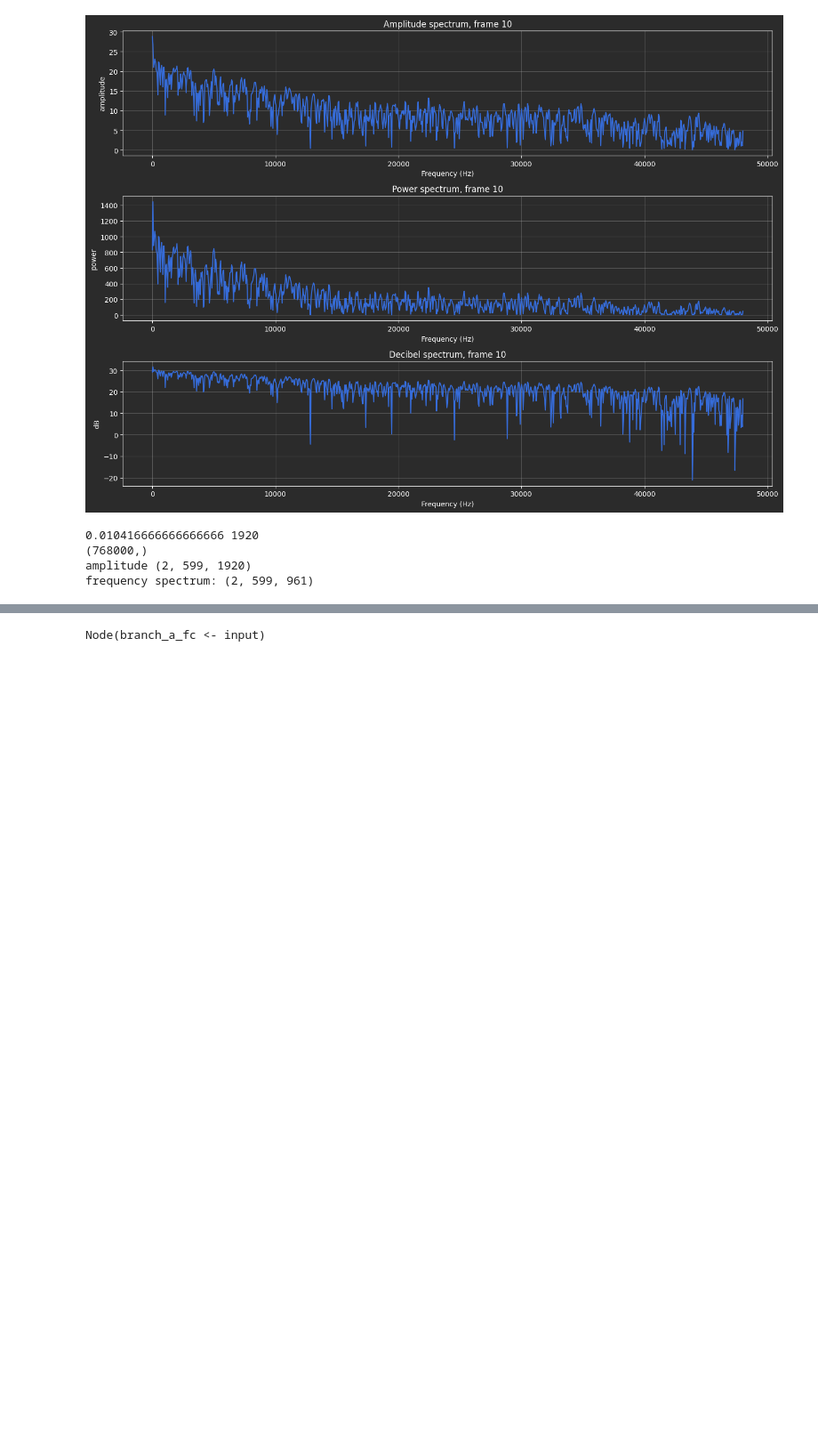
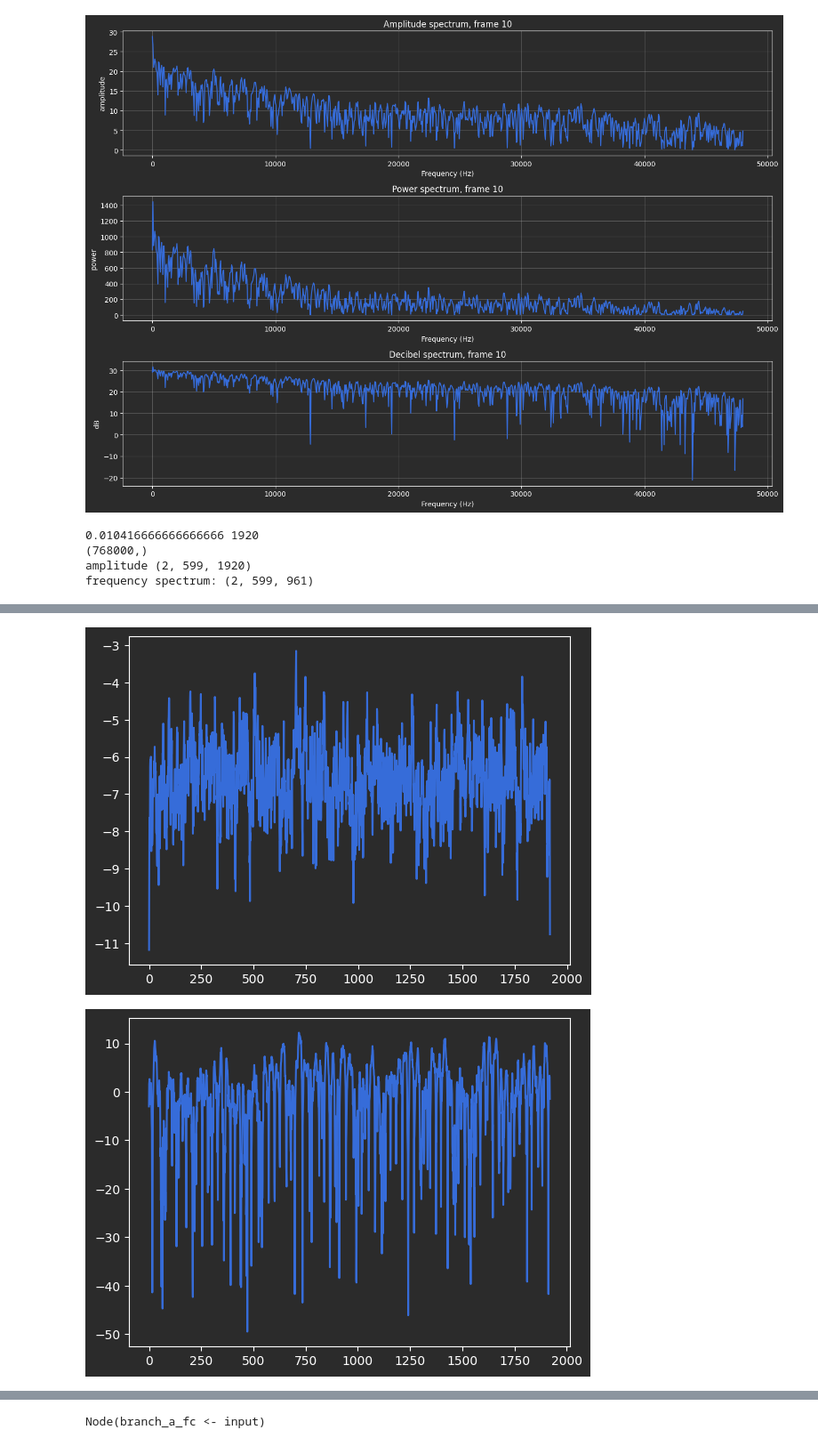
Before and after one commit to Davidgraey/ml-tools, a Jupyter notebook: notebooks/audio_encoding_examples.ipynb, the cells around one changed output, grey strips where cells are left out. Shown at 89% size. Drawn from its saved outputs; the diff is of its cells as text; code cells hidden in the pictures; blank space fills up the shorter version.

```diff
--- a/notebooks/audio_encoding_examples.ipynb
+++ b/notebooks/audio_encoding_examples.ipynb
@@ -79,7 +79,7 @@ print("amplitude", encoded_data["amplitude"].shape, "\nfrequency spectrum:", enc
 amplitude (2, 599, 1920)
 frequency spectrum: (2, 599, 961)
 # %%
-num_windows = 599
-LATENT_DIMENSION = 822
-EMBEDDING_DIM = 512
-windowed_data = encoded_data["amplitude"]
+num_windows = 50
+LATENT_DIMENSION = 2500
+EMBEDDING_DIM = 1500
+windowed_data = encoded_data["amplitude"][:, :num_windows, ...]
@@ -213,2 +211,10 @@ print(f"output {clean.shape} against input {windowed_data.shape}")
+# %%
+plt.plot(x_prime[0, 2, :])
+plt.show()
+plt.plot(windowed_data[0, 2, :])
+plt.show()
+# %% [output]
+[figure, added]
+[figure, added]
 # %%
 print(net.summary())
```
Also changed, not shown: parts of 6 cells of this notebook, 4 other files.
